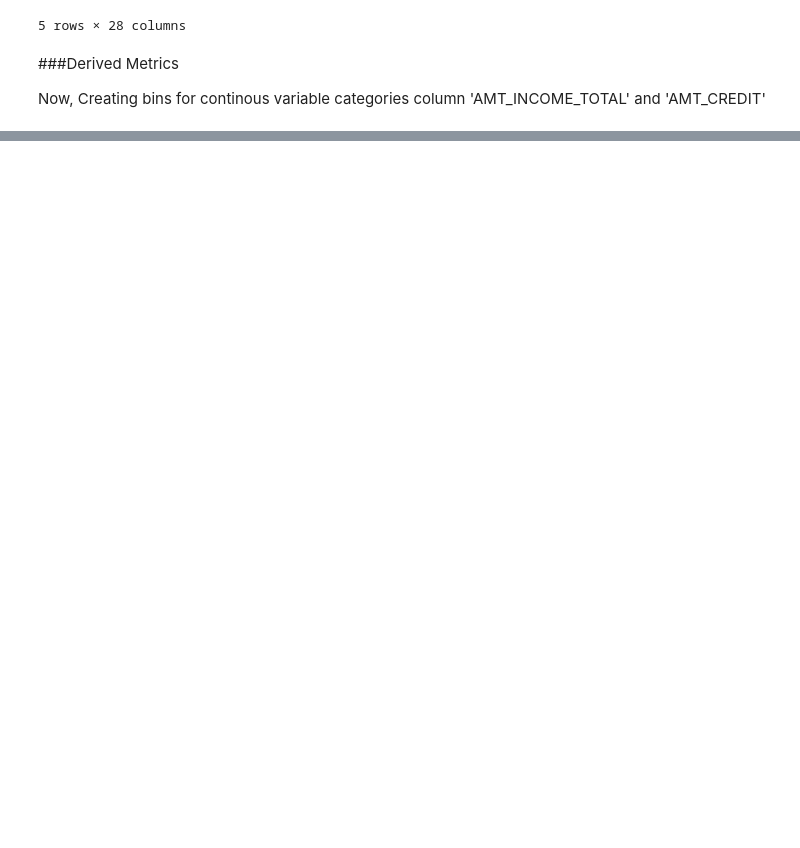
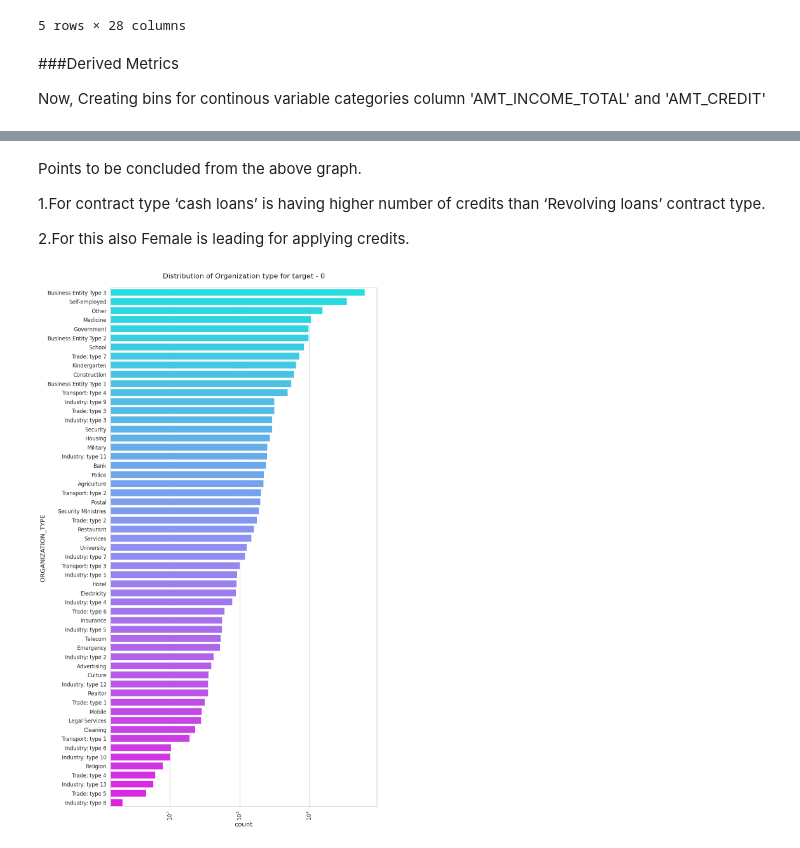
Before and after one commit to NIKHILNARSIPALLI/Credit-EDA-Case-Study, a Jupyter notebook: Untitled12.ipynb, the cells around one changed output, grey strips where cells are left out. Saved outputs shown, nothing was run; the diff lists cells and outputs as text; code cells hidden in the pictures; blank space fills up the shorter version.

```diff
--- a/Untitled12.ipynb
+++ b/Untitled12.ipynb
@@ -328,3 +329,12 @@ df.head(5)
 ###Derived Metrics
 
 Now, Creating bins for continous variable categories column 'AMT_INCOME_TOTAL' and 'AMT_CREDIT'
+# %%
+# Creating bins for income amount
+
+bins = [0,25000,50000,75000,100000,125000,150000,175000,200000,225000,250000,275000,300000,325000,350000,375000,400000,425000,450000,475000,500000,10000000000]
+slot = ['0-25000', '25000-50000','50000-75000','75000,100000','100000-125000', '125000-150000', '150000-175000','175000-200000',
+       '200000-225000','225000-250000','250000-275000','275000-300000','300000-325000','325000-350000','350000-375000',
+       '375000-400000','400000-425000','425000-450000','450000-475000','475000-500000','500000 and above']
+
+df['AMT_INCOME_RANGE']=pd.cut(df['AMT_INCOME_TOTAL'],bins,labels=slot)
@@ -330,0 +427,26 @@ Now, Creating bins for continous variable categories column 'AMT_INCOME_TOTAL' a
+# %% [markdown]
+Points to be concluded from the above graph.
+
+1.For contract type ‘cash loans’ is having higher number of credits than ‘Revolving loans’ contract type.
+
+2.For this also Female is leading for applying credits.
+# %%
+# Plotting for Organization type in logarithmic scale
+
+sns.set_style('whitegrid')
+sns.set_context('talk')
+plt.figure(figsize=(15,30))
+plt.rcParams["axes.labelsize"] = 20
+plt.rcParams['axes.titlesize'] = 22
+plt.rcParams['axes.titlepad'] = 30
+
+plt.title("Distribution of Organization type for target - 0")
+
+plt.xticks(rotation=90)
+plt.xscale('log')
+
+sns.countplot(data=target0_df,y='ORGANIZATION_TYPE',order=target0_df['ORGANIZATION_TYPE'].value_counts().index,palette='cool')
+
+plt.show()
+# %% [output]
+[figure, added]
```
Also changed, not shown: parts of 18 cells of this notebook.
